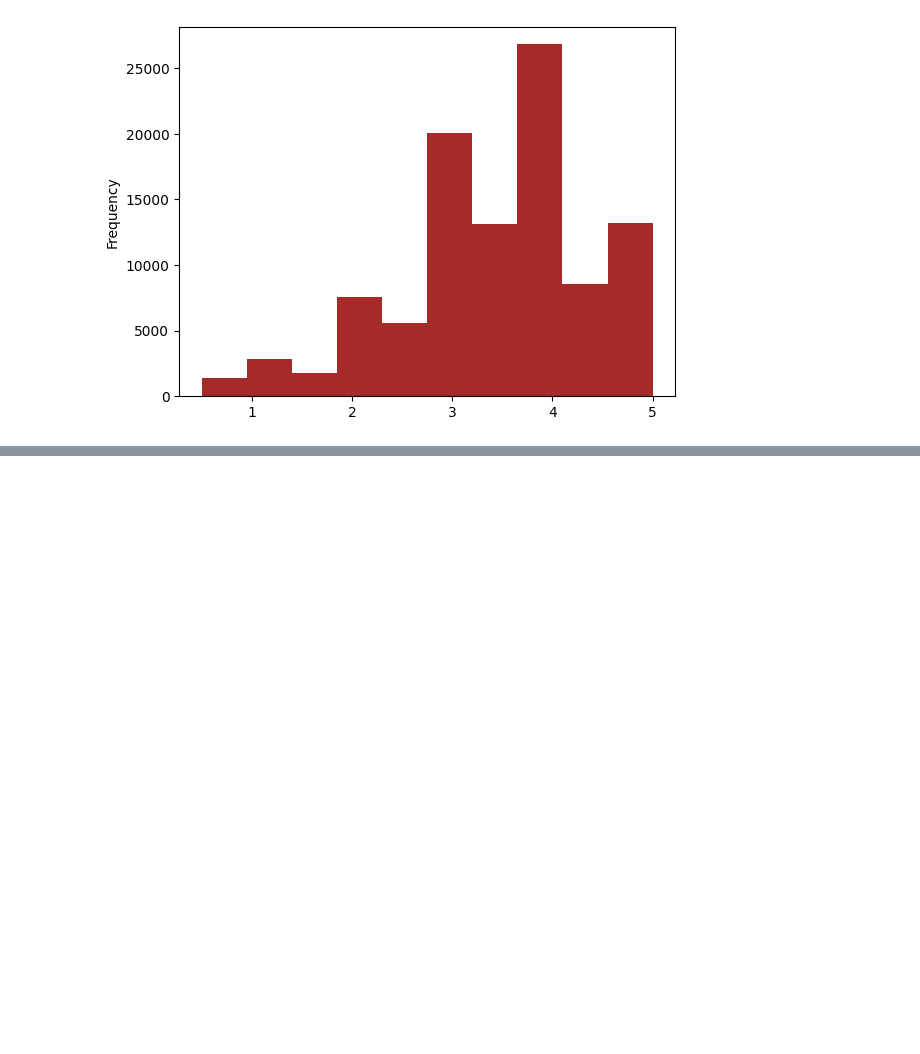
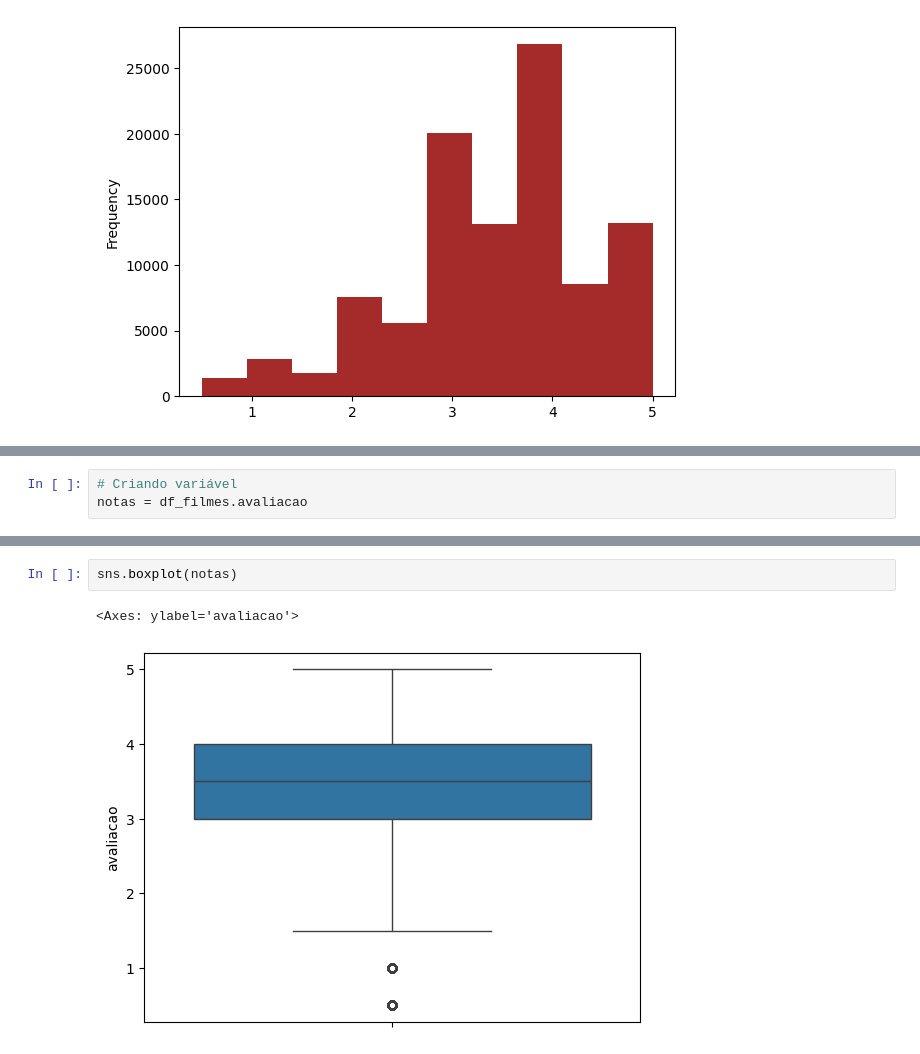
Before and after one commit to LeoSousaJesus/semanaead, a Jupyter notebook: dia1.ipynb, the cells around one changed output, grey strips where cells are left out. Cells and saved outputs as stored; diff of their text form; blank space fills up the shorter version.

```diff
--- a/dia1.ipynb
+++ b/dia1.ipynb
@@ -299,0 +317,3 @@ df_filmes.avaliacao.plot(kind='hist', color='brown')
+# %%
+# Criando variável
+notas = df_filmes.avaliacao
@@ -299,0 +330,5 @@ df_filmes.avaliacao.plot(kind='hist', color='brown')
+# %%
+sns.boxplot(notas)
+# %% [output]
+<Axes: ylabel='avaliacao'>
+[figure, added]
```
Also changed, not shown: parts of 47 cells of this notebook, 1 other file.
